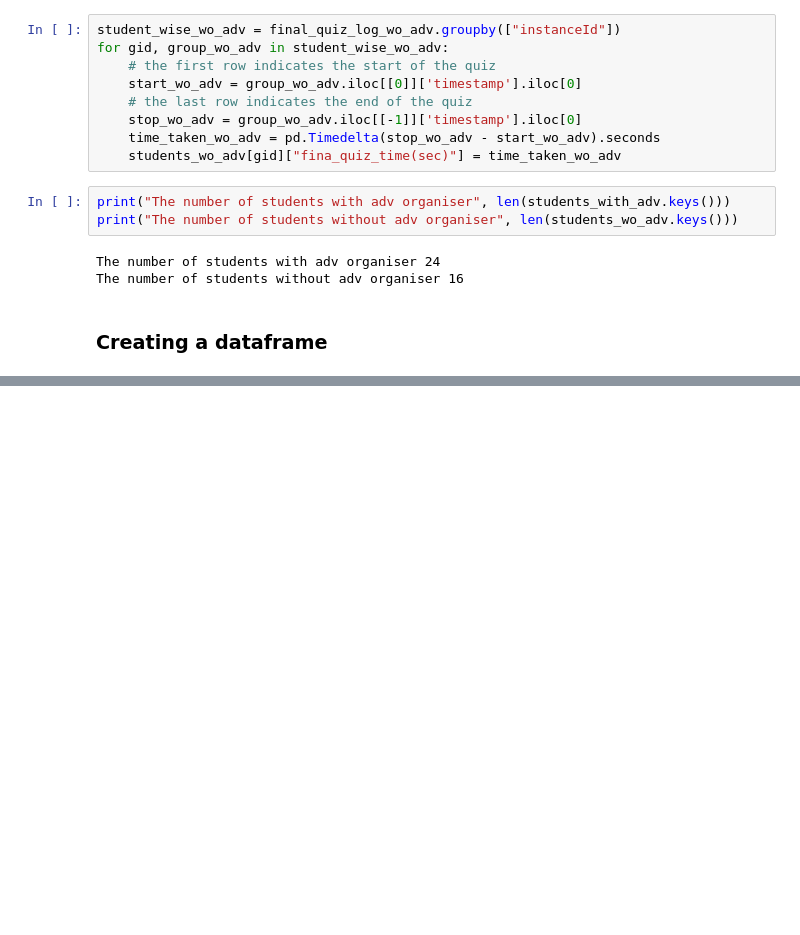
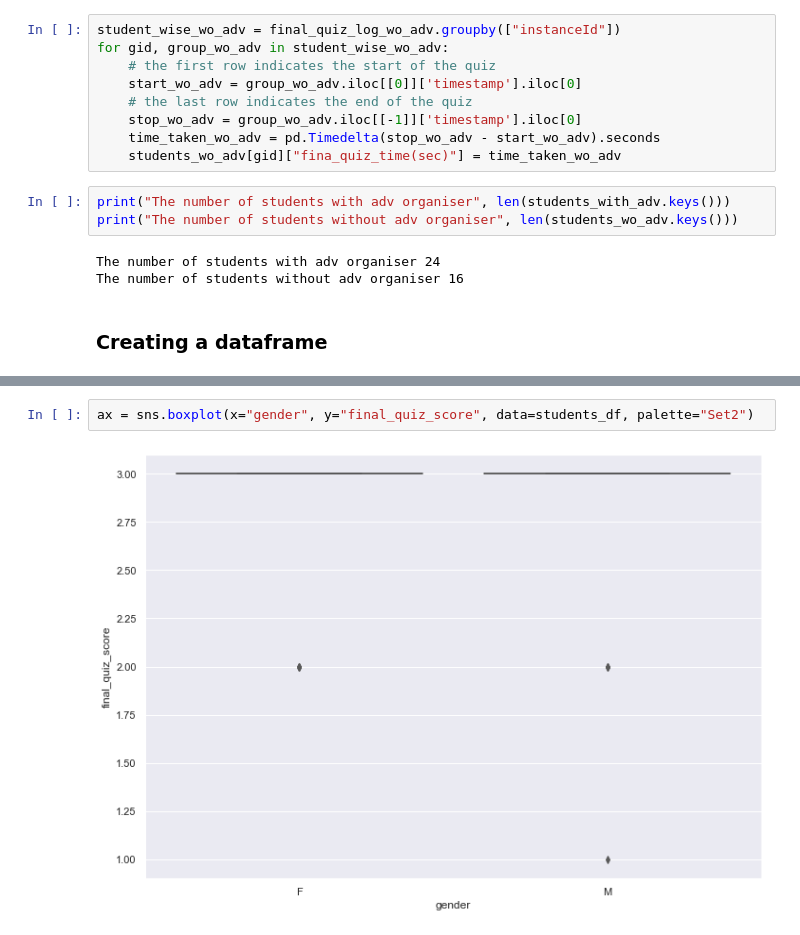
Before and after one commit to ravinitheshreddy/intro_to_cryptography, a Jupyter notebook: dig_edu_analysis.ipynb, the cells around one changed output, grey strips where cells are left out. Drawn from its saved outputs; the diff is of its cells as text; blank space fills up the shorter version.

```diff
--- a/dig_edu_analysis.ipynb
+++ b/dig_edu_analysis.ipynb
@@ -315,0 +328,4 @@ students_df
+# %%
+ax = sns.boxplot(x="gender", y="final_quiz_score", data=students_df, palette="Set2")
+# %% [output]
+[figure, added]
```
Also changed, not shown: parts of 6 cells of this notebook, 2 other files.
